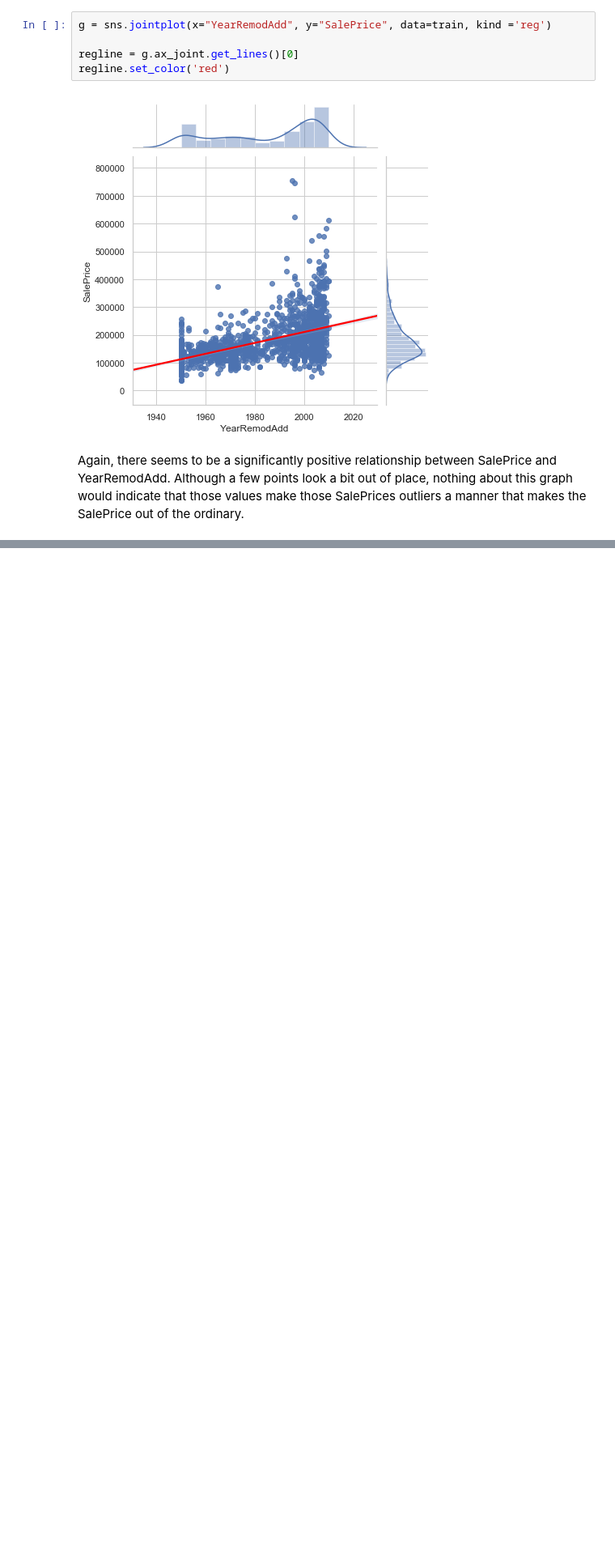
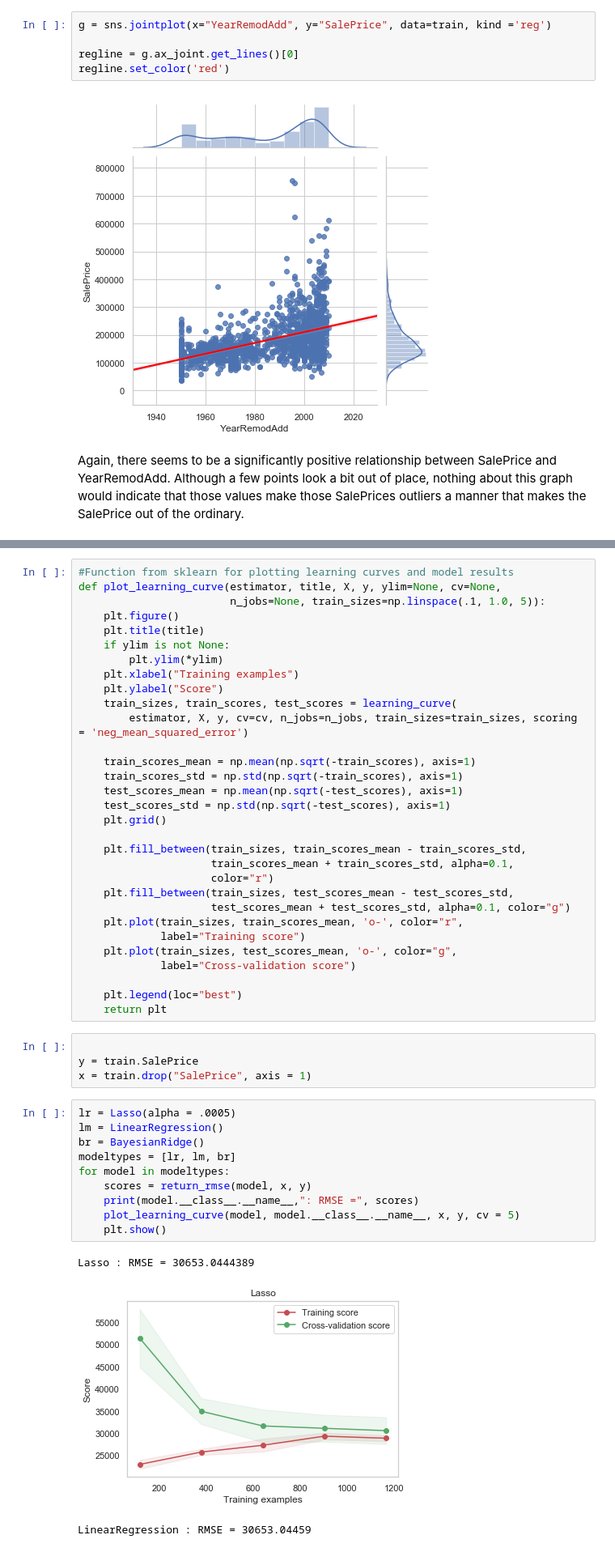
Before and after one commit to hanselringger/Econ213HW, a Jupyter notebook: Homework 2.ipynb, the cells around one changed output, grey strips where cells are left out. Shown at 81% size. Drawn from its saved outputs; the diff is of its cells as text; blank space fills up the shorter version.

```diff
--- a/Homework 2.ipynb
+++ b/Homework 2.ipynb
@@ -476,0 +640,49 @@ Again, there seems to be a significantly positive relationship between SalePrice
+# %%
+#Function from sklearn for plotting learning curves and model results
+def plot_learning_curve(estimator, title, X, y, ylim=None, cv=None,
+                        n_jobs=None, train_sizes=np.linspace(.1, 1.0, 5)):
+    plt.figure()
+    plt.title(title)
+    if ylim is not None:
+        plt.ylim(*ylim)
+    plt.xlabel("Training examples")
+    plt.ylabel("Score")
+    train_sizes, train_scores, test_scores = learning_curve(
+        estimator, X, y, cv=cv, n_jobs=n_jobs, train_sizes=train_sizes, scoring = 'neg_mean_squared_error')
+
+    train_scores_mean = np.mean(np.sqrt(-train_scores), axis=1)
+    train_scores_std = np.std(np.sqrt(-train_scores), axis=1)
+    test_scores_mean = np.mean(np.sqrt(-test_scores), axis=1)
+    test_scores_std = np.std(np.sqrt(-test_scores), axis=1)
+    plt.grid()
+
+    plt.fill_between(train_sizes, train_scores_mean - train_scores_std,
+                     train_scores_mean + train_scores_std, alpha=0.1,
+                     color="r")
+    plt.fill_between(train_sizes, test_scores_mean - test_scores_std,
+                     test_scores_mean + test_scores_std, alpha=0.1, color="g")
+    plt.plot(train_sizes, train_scores_mean, 'o-', color="r",
+             label="Training score")
+    plt.plot(train_sizes, test_scores_mean, 'o-', color="g",
+             label="Cross-validation score")
+
+    plt.legend(loc="best")
+    return plt
+# %%
+
+y = train.SalePrice
+x = train.drop("SalePrice", axis = 1)
+# %%
+lr = Lasso(alpha = .0005)
+lm = LinearRegression()
+br = BayesianRidge()
+modeltypes = [lr, lm, br]
+for model in modeltypes:
+    scores = return_rmse(model, x, y)
+    print(model.__class__.__name__,": RMSE =", scores)
+    plot_learning_curve(model, model.__class__.__name__, x, y, cv = 5)
+    plt.show()
+# %% [output]
+Lasso : RMSE = 30653.0444389
+[figure, added]
+LinearRegression : RMSE = 30653.04459
```
Also changed, not shown: parts of 78 cells of this notebook.
